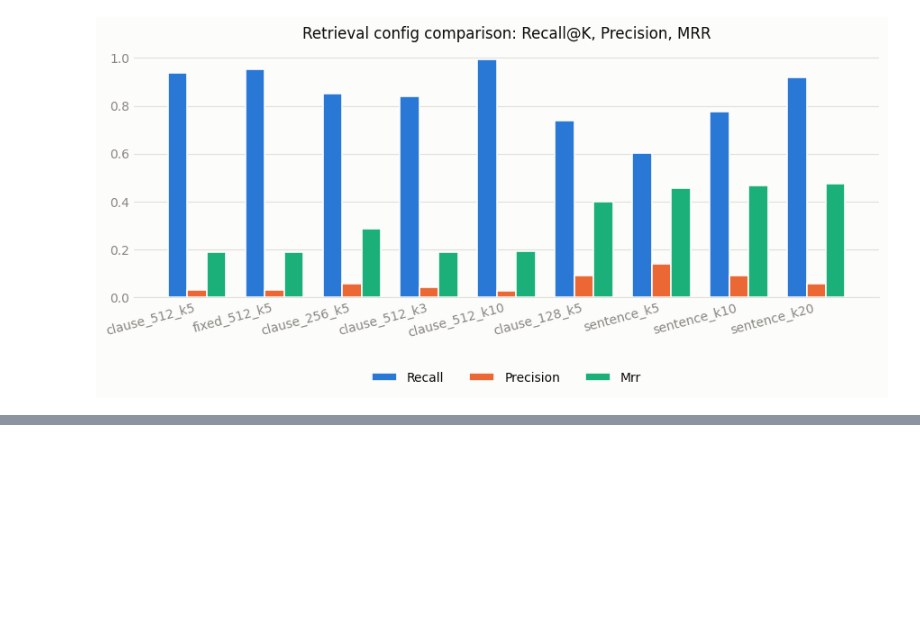
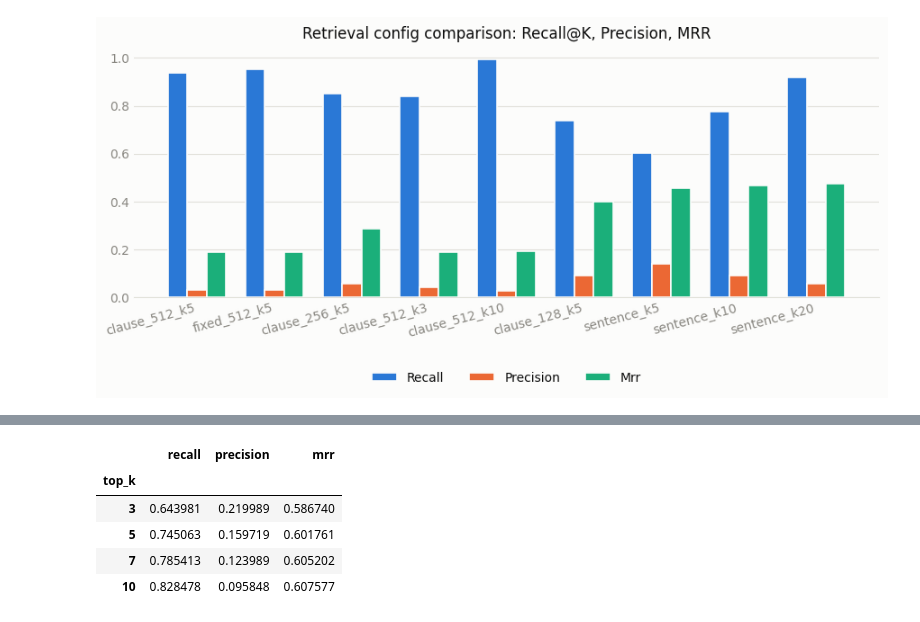
Before and after one commit to AsmithaUbaid/ndatrace, a Jupyter notebook: notebooks/04_retrieval_experiments.ipynb, the cells around one changed output, grey strips where cells are left out. Saved outputs shown, nothing was run; the diff lists cells and outputs as text; code cells hidden in the pictures; blank space fills up the shorter version.

```diff
--- a/notebooks/04_retrieval_experiments.ipynb
+++ b/notebooks/04_retrieval_experiments.ipynb
@@ -94,0 +146,11 @@ Reranking improved **all three metrics simultaneously** - no trade-off this time
+# %%
+sweep = json.loads(Path("data/top_k_sweep.json").read_text())
+df5 = pd.DataFrame(sweep).set_index("top_k")
+df5
+# %% [output]
+|  | recall | precision | mrr |
+| top_k |  |  |  |
+| 3 | 0.643981 | 0.219989 | 0.586740 |
+| 5 | 0.745063 | 0.159719 | 0.601761 |
+| 7 | 0.785413 | 0.123989 | 0.605202 |
+| 10 | 0.828478 | 0.095848 | 0.607577 |
```
Also changed, not shown: parts of 6 cells of this notebook, 8 other files.
